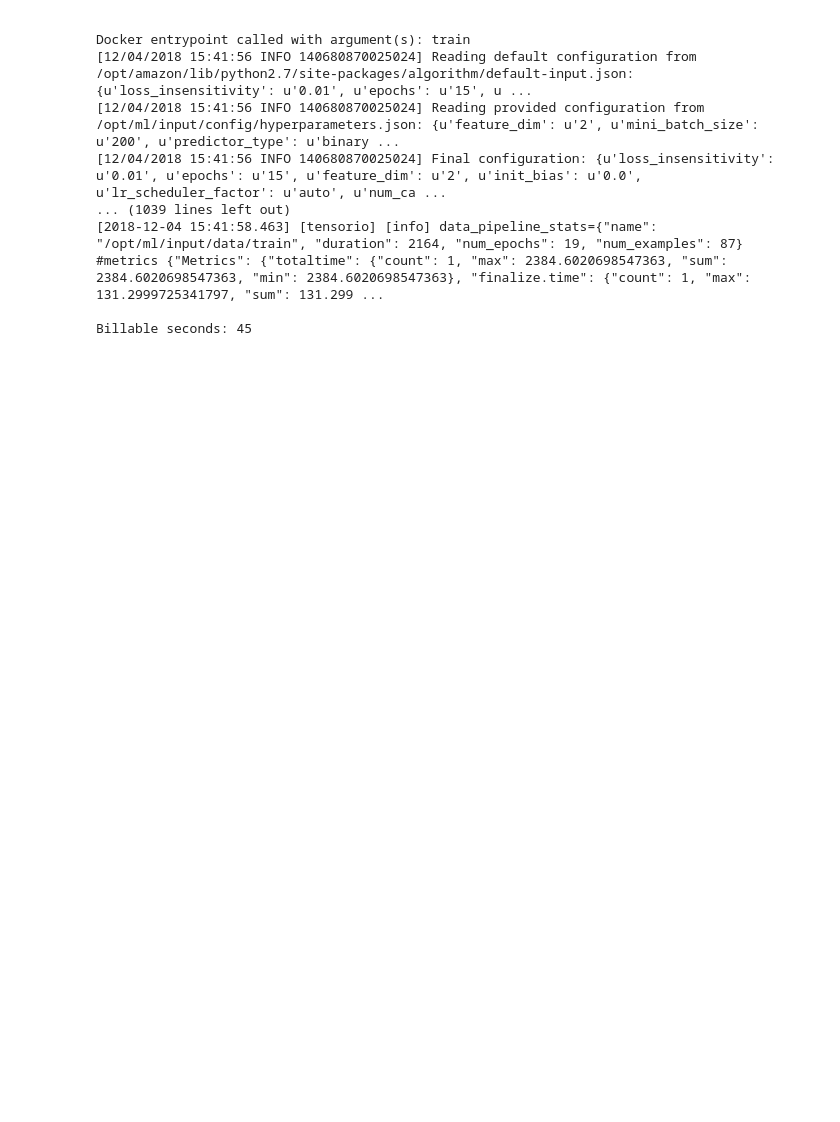
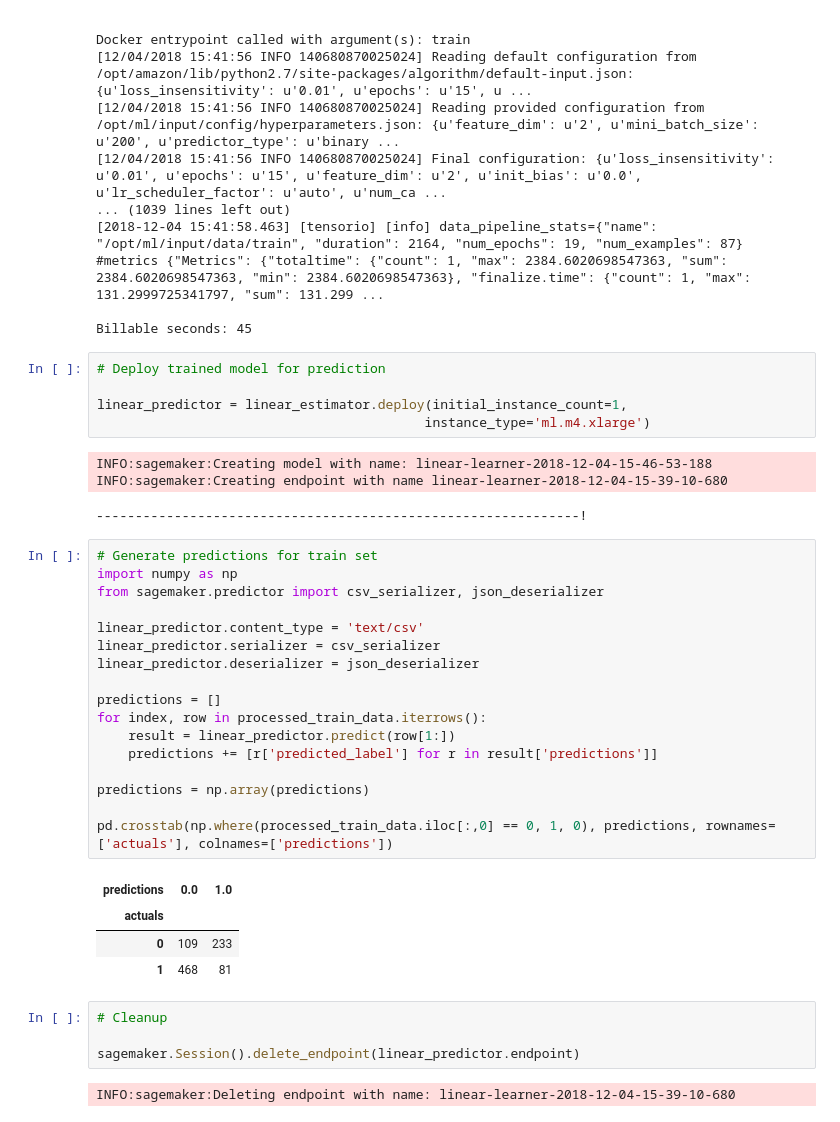
Before and after one commit to svadali16/titanic-sagemaker, a Jupyter notebook: notebooks/titanic.ipynb, the cells around one changed output. Cells and saved outputs as stored; diff of their text form; blank space fills up the shorter version.

Commit message:
generate predictions and cleanup endpoints

```diff
--- a/notebooks/titanic.ipynb
+++ b/notebooks/titanic.ipynb
@@ -161,3 +161,40 @@ Docker entrypoint called with argument(s): train
 #metrics {"Metrics": {"totaltime": {"count": 1, "max": 2384.6020698547363, "sum": 2384.6020698547363, "min": 2384.6020698547363}, "finalize.time": {"count": 1, "max": 131.2999725341797, "sum": 131.299 ...
 
 Billable seconds: 45
+# %%
+# Deploy trained model for prediction
+
+linear_predictor = linear_estimator.deploy(initial_instance_count=1,
+                                          instance_type='ml.m4.xlarge')
+# %% [output]
+INFO:sagemaker:Creating model with name: linear-learner-2018-12-04-15-46-53-188
+INFO:sagemaker:Creating endpoint with name linear-learner-2018-12-04-15-39-10-680
+--------------------------------------------------------------!
+# %%
+# Generate predictions for train set
+import numpy as np
+from sagemaker.predictor import csv_serializer, json_deserializer
+
+linear_predictor.content_type = 'text/csv'
+linear_predictor.serializer = csv_serializer
+linear_predictor.deserializer = json_deserializer
+
+predictions = []
+for index, row in processed_train_data.iterrows():
+    result = linear_predictor.predict(row[1:])
+    predictions += [r['predicted_label'] for r in result['predictions']]
+
+predictions = np.array(predictions)
+
+pd.crosstab(np.where(processed_train_data.iloc[:,0] == 0, 1, 0), predictions, rownames=['actuals'], colnames=['predictions'])
+# %% [output]
+| predictions | 0.0 | 1.0 |
+| actuals |  |  |
+| 0 | 109 | 233 |
+| 1 | 468 | 81 |
+# %%
+# Cleanup
+
+sagemaker.Session().delete_endpoint(linear_predictor.endpoint)
+# %% [output]
+INFO:sagemaker:Deleting endpoint with name: linear-learner-2018-12-04-15-39-10-680
```
